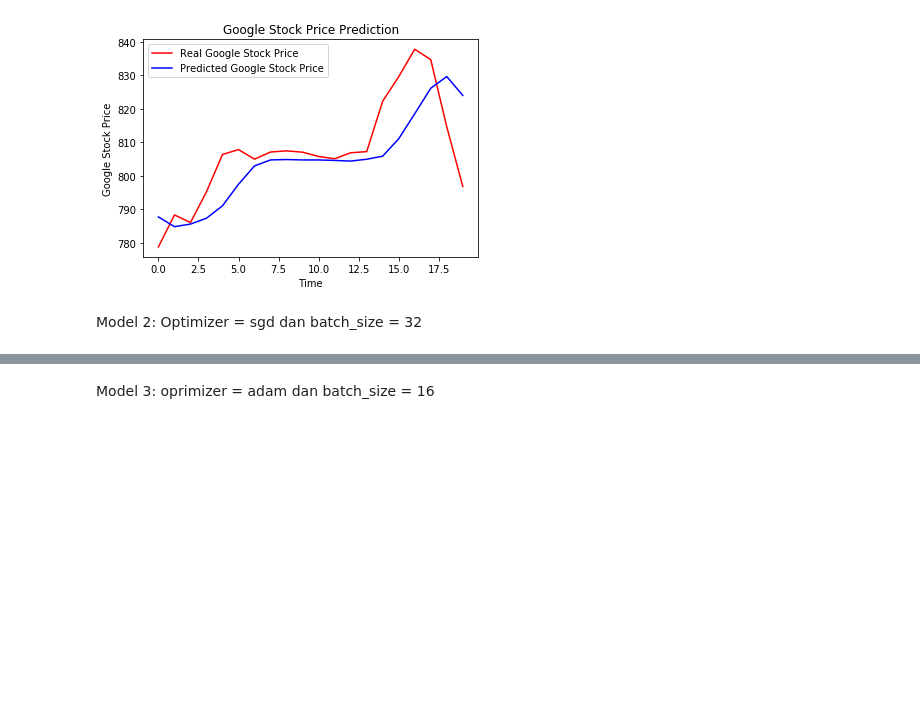
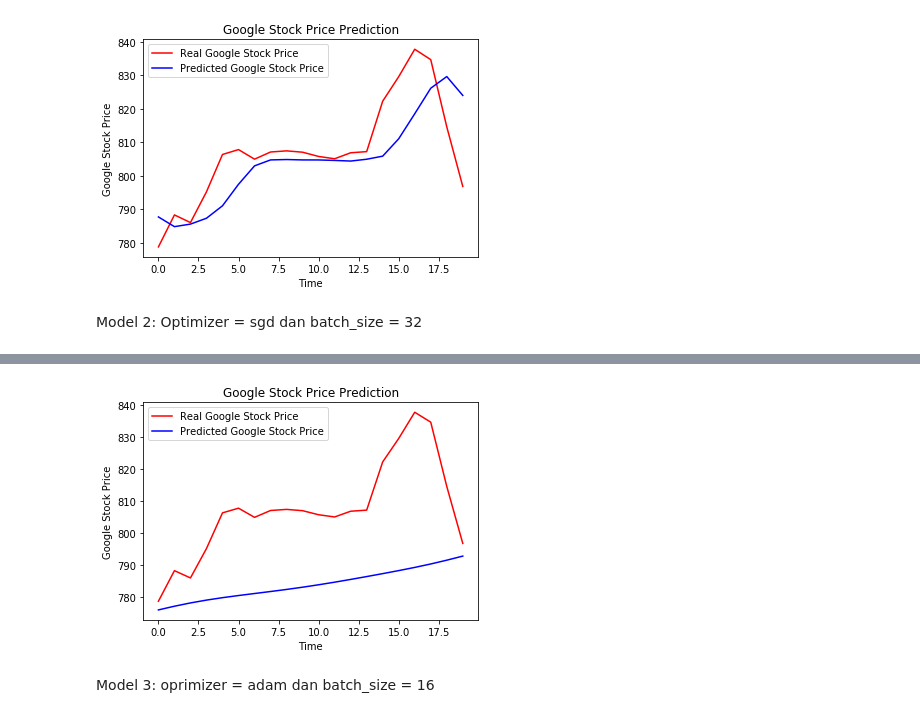
Before and after one commit to rhmdnrhuda/RNN-Exploration, a Jupyter notebook: Recurrent_Neural_Network.ipynb, the cells around one changed output, grey strips where cells are left out. Cells and saved outputs as stored; diff of their text form; code cells hidden in the pictures; blank space fills up the shorter version.

```diff
--- a/Recurrent_Neural_Network.ipynb
+++ b/Recurrent_Neural_Network.ipynb
@@ -169,27 +183,29 @@ Epoch 100/100
 <keras.callbacks.History at 0x...>
 # %%
-dataset_test = pd.read_csv('Google_Stock_Price_Test.csv')
+dataset_test = pd.read_csv('RNN-Exploration/Google_Stock_Price_Test.csv')
 real_stock_price = dataset_test.iloc[:, 1:2].values
 
 dataset_total = pd.concat((dataset_train['Open'], dataset_test['Open']), axis = 0)
 inputs = dataset_total[len(dataset_total) - len(dataset_test) - 60:].values
 inputs = inputs.reshape(-1,1)
 inputs = sc.transform(inputs)
 X_test = []
 for i in range(60, 80):
     X_test.append(inputs[i-60:i, 0])
 X_test = np.array(X_test)
 X_test = np.reshape(X_test, (X_test.shape[0], X_test.shape[1], 1))
 predicted_stock_price = regressor.predict(X_test)
 predicted_stock_price = sc.inverse_transform(predicted_stock_price)
 
 plt.plot(real_stock_price, color = 'red', label = 'Real Google Stock Price')
 plt.plot(predicted_stock_price, color = 'blue', label = 'Predicted Google Stock Price')
 plt.title('Google Stock Price Prediction')
 plt.xlabel('Time')
 plt.ylabel('Google Stock Price')
 plt.legend()
 plt.show()
+# %% [output]
+[figure, added]
 # %% [markdown]
 Model 3:  oprimizer = adam dan batch_size = 16
 # %%
```
Also changed, not shown: parts of 5 cells of this notebook.
